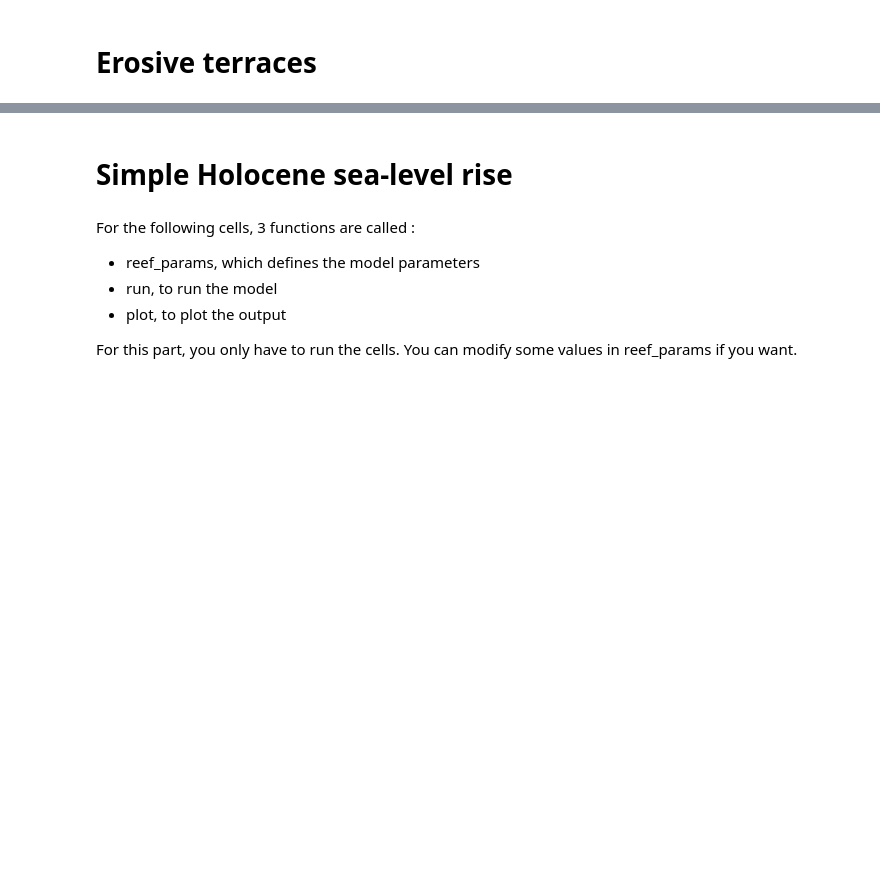
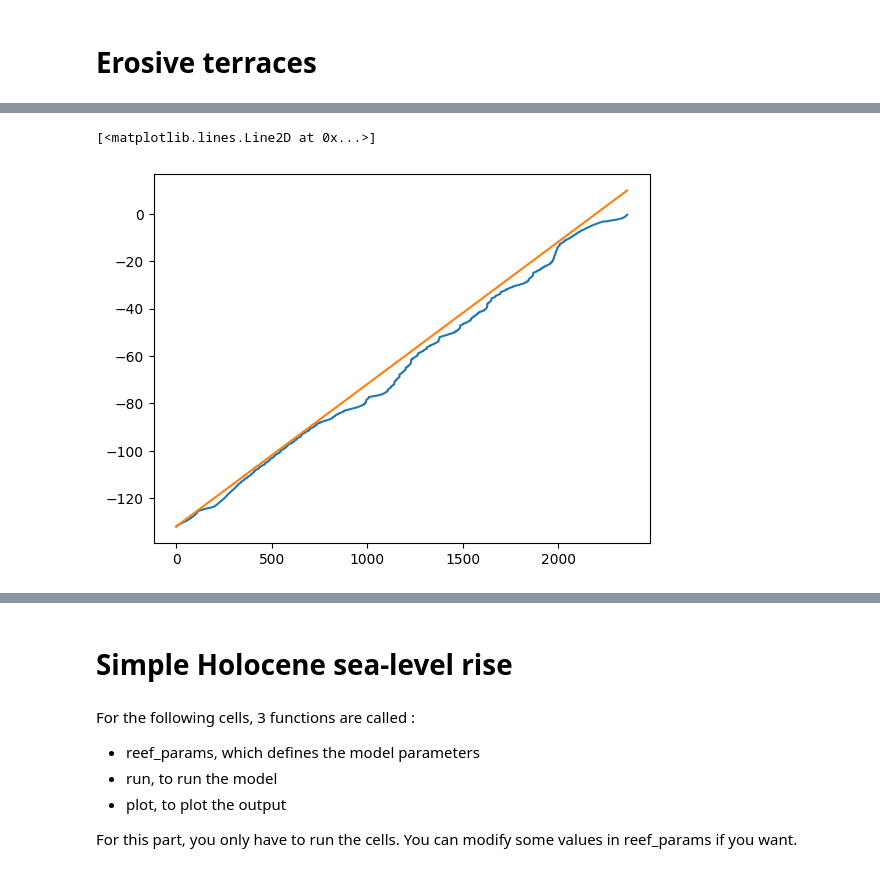
Before and after one commit to YBoucharat/TP_Coral_2024, a Jupyter notebook: REEF/Run_REEF.ipynb, the cells around one changed output, grey strips where cells are left out. Drawn from its saved outputs; the diff is of its cells as text; code cells hidden in the pictures; blank space fills up the shorter version.

```diff
--- a/REEF/Run_REEF.ipynb
+++ b/REEF/Run_REEF.ipynb
@@ -217,0 +242,7 @@ Duration 0:00:03.207577
+# %%
+init_slope = ds_out.grid__slopi.values * ds_out.x.values - abs(ds_out.profile__z[0].values)
+plt.plot(ds_out.profile__z[np.where(init_slope != ds_out.profile__z)])
+plt.plot(init_slope[np.where(init_slope != ds_out.profile__z)])
+# %% [output]
+[<matplotlib.lines.Line2D at 0x...>]
+[figure, added]
```
Also changed, not shown: parts of 6 cells of this notebook.
